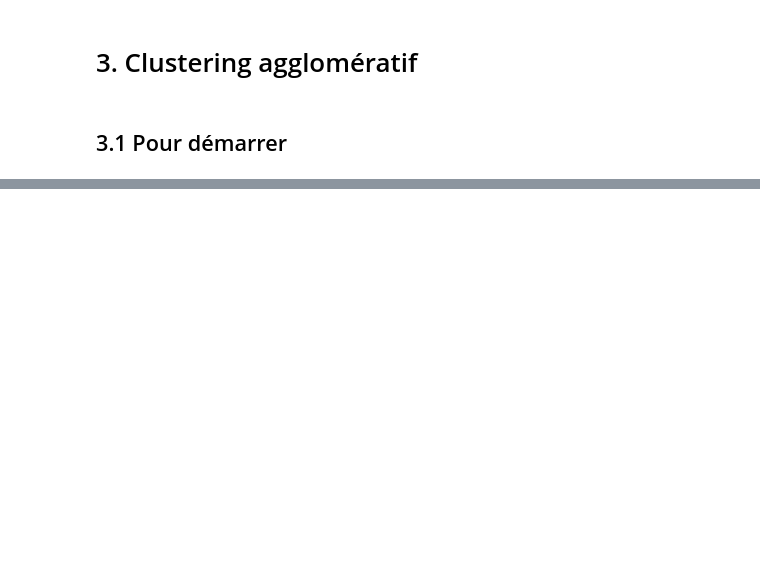
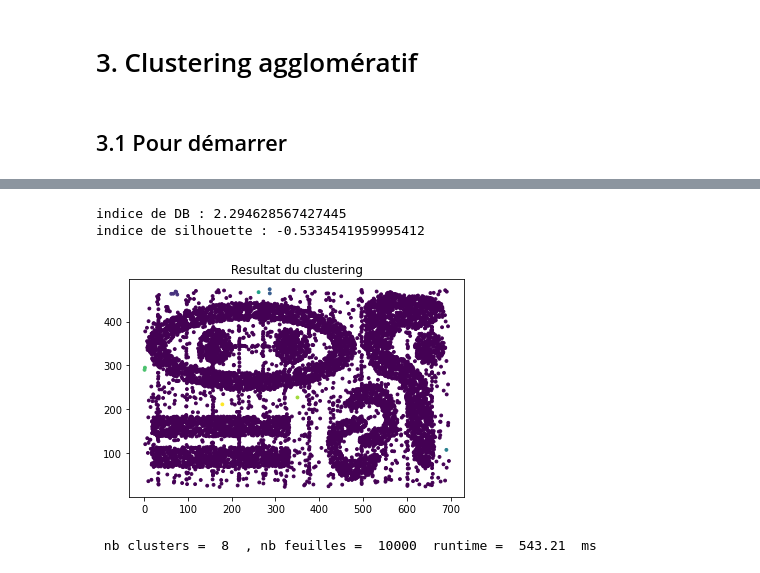
Before and after one commit to Enario4/ApprentissageNonSupervise, a Jupyter notebook: Clustering.ipynb, the cells around one changed output, grey strips where cells are left out. Cells and saved outputs as stored; diff of their text form; code cells hidden in the pictures; blank space fills up the shorter version.

```diff
--- a/Clustering.ipynb
+++ b/Clustering.ipynb
@@ -214,0 +174,41 @@ print ( " nb clusters = " ,k , " , nb feuilles = " , leaves ,
+# %%
+from sklearn.cluster import KMeans
+from sklearn.metrics import davies_bouldin_score
+from sklearn import metrics
+from sklearn.metrics import pairwise_distances
+
+#load un dataset
+databrut3 = arff.loadarff(open(path+"cluto-t7-10k.arff", 'r'))
+data3 = [[x[0],x[1]] for x in databrut3[0]]
+
+f0 = [f[0] for f in data3]
+f1 = [f[1] for f in data3]
+
+# set the number of clusters
+k = 8 #paramètre à faire varier
+tps1 = time . time ()
+# set di stance_threshold ( 0 ensures we compute the full tree )
+model = cluster.AgglomerativeClustering( distance_threshold = None, linkage = "single" , n_clusters = k )
+model = model.fit (data3)
+tps2 = time.time ()
+labels = model.labels_
+kres = model.n_clusters_
+leaves = model.n_leaves_
+
+sil=metrics.silhouette_score(data3, labels, metric='euclidean')
+
+#Calcul de l'indice de Davies_Bouldin
+print("indice de DB :", davies_bouldin_score(data3, labels))
+print("indice de silhouette :", sil)
+
+# Affichage clustering
+plt . scatter ( f0 , f1 , c = labels , s = 8 )
+plt . title ( " Resultat du clustering " )
+plt . show ()
+print ( " nb clusters = " ,k , " , nb feuilles = " , leaves ,
+       " runtime = " , round (( tps2 - tps1 ) * 1000 , 2 ) ," ms " )
+# %% [output]
+indice de DB : 2.294628567427445
+indice de silhouette : -0.5334541959995412
+[figure, added]
+ nb clusters =  8  , nb feuilles =  10000  runtime =  543.21  ms
```
Also changed, not shown: parts of 7 cells of this notebook, 6 other files.
